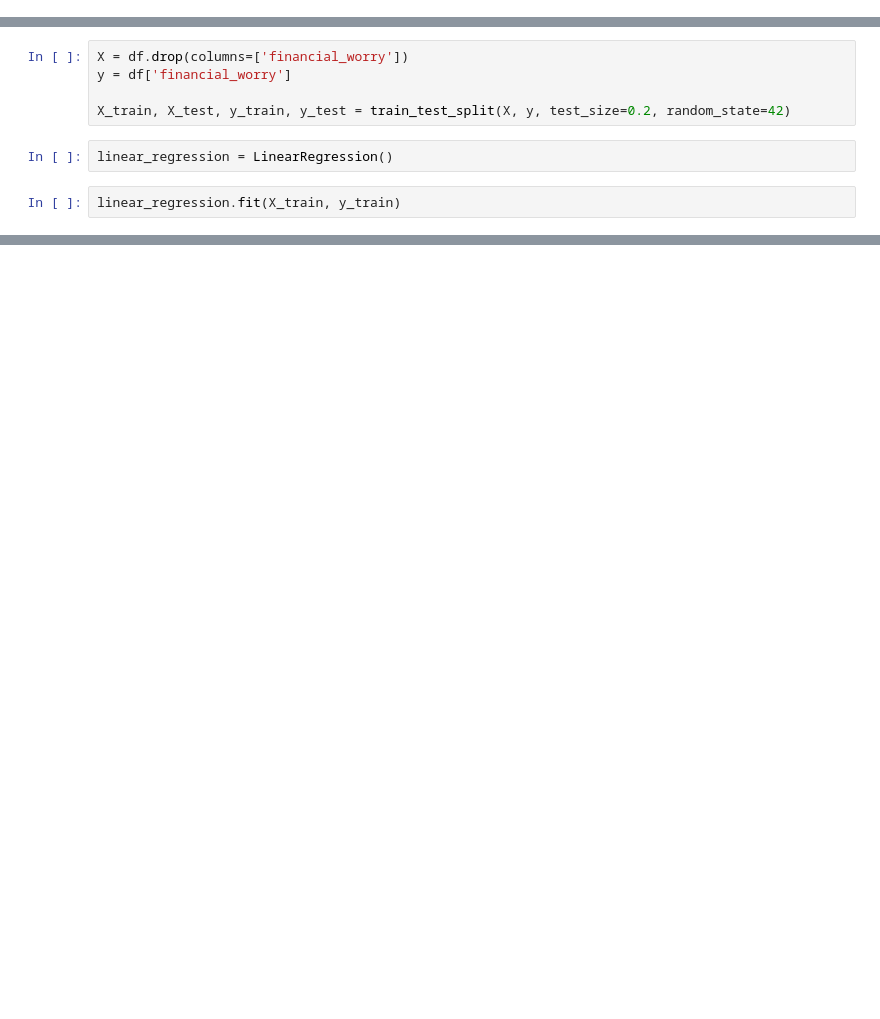
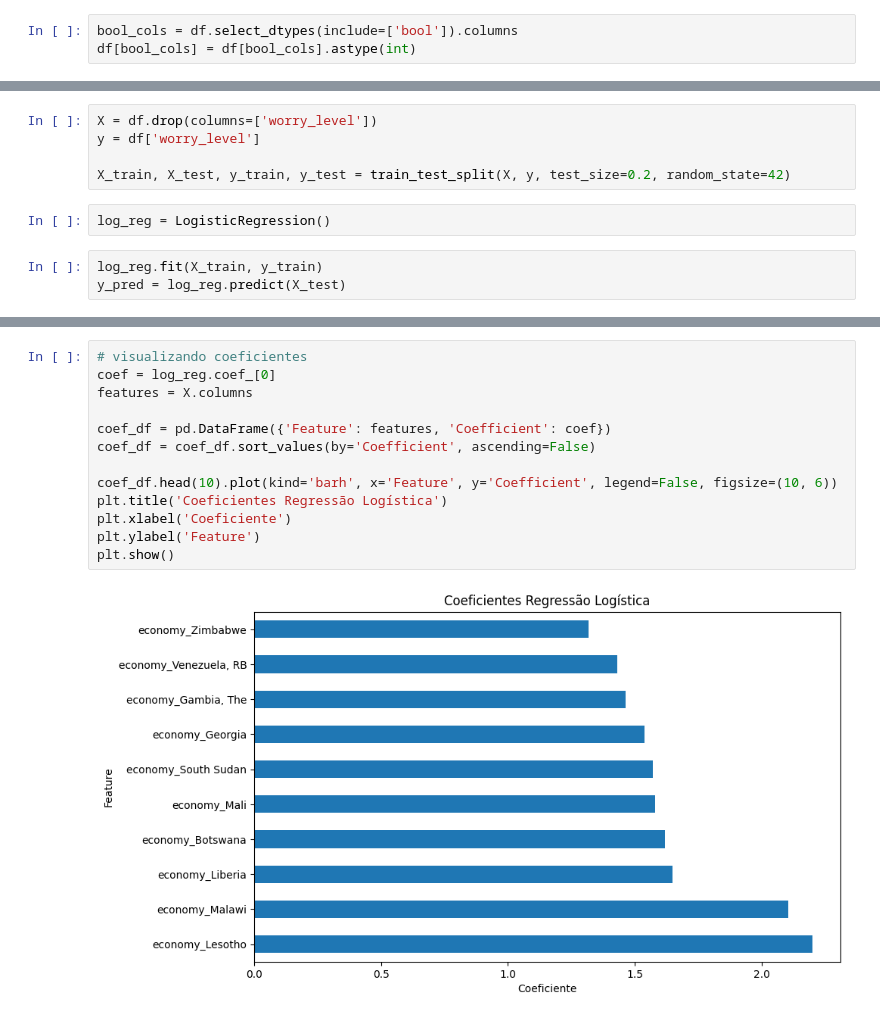
Before and after one commit to lucasrabay/financial-system_access, a Jupyter notebook: notebooks/model.ipynb, the cells around one changed output, grey strips where cells are left out. Saved outputs shown, nothing was run; the diff lists cells and outputs as text; blank space fills up the shorter version.

```diff
--- a/notebooks/model.ipynb
+++ b/notebooks/model.ipynb
@@ -19,0 +21,3 @@ memory usage: 37.5 MB
+# %%
+bool_cols = df.select_dtypes(include=['bool']).columns
+df[bool_cols] = df[bool_cols].astype(int)
@@ -22,10 +34,11 @@ memory usage: 37.5 MB
 # %%
-X = df.drop(columns=['financial_worry'])
-y = df['financial_worry']
+X = df.drop(columns=['worry_level'])
+y = df['worry_level']
 
 X_train, X_test, y_train, y_test = train_test_split(X, y, test_size=0.2, random_state=42)
 # %%
-linear_regression = LinearRegression()
+log_reg = LogisticRegression()
 # %%
-linear_regression.fit(X_train, y_train)
+log_reg.fit(X_train, y_train)
+y_pred = log_reg.predict(X_test)
 # %% [output]
@@ -65,0 +78,15 @@ RMSE: 3.405111176270377
+# %%
+# visualizando coeficientes
+coef = log_reg.coef_[0]
+features = X.columns
+
+coef_df = pd.DataFrame({'Feature': features, 'Coefficient': coef})
+coef_df = coef_df.sort_values(by='Coefficient', ascending=False)
+
+coef_df.head(10).plot(kind='barh', x='Feature', y='Coefficient', legend=False, figsize=(10, 6))
+plt.title('Coeficientes Regressão Logística')
+plt.xlabel('Coeficiente')
+plt.ylabel('Feature')
+plt.show()
+# %% [output]
+[figure, added]
```
Also changed, not shown: parts of 24 cells of this notebook, 3 other files.
